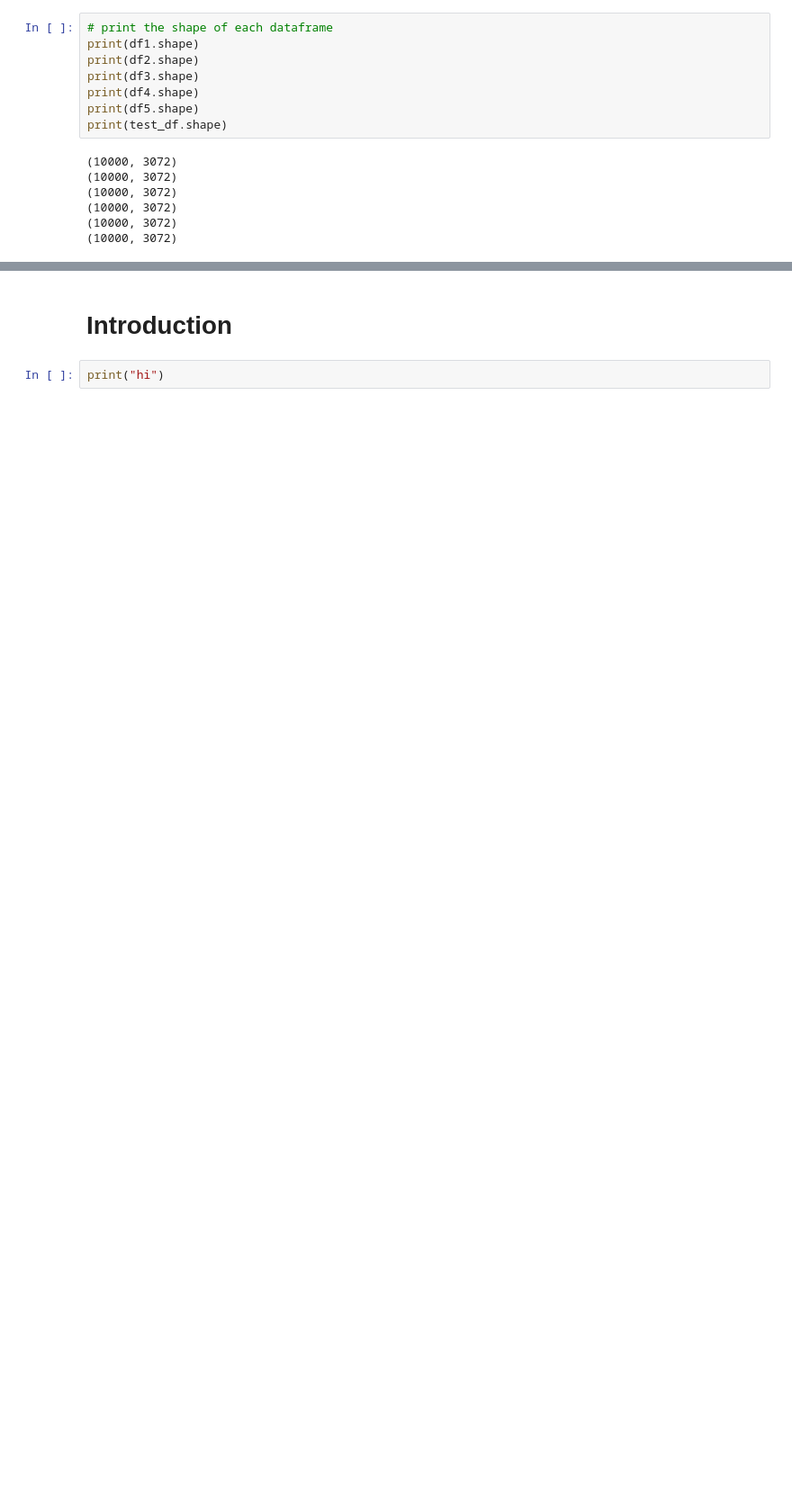
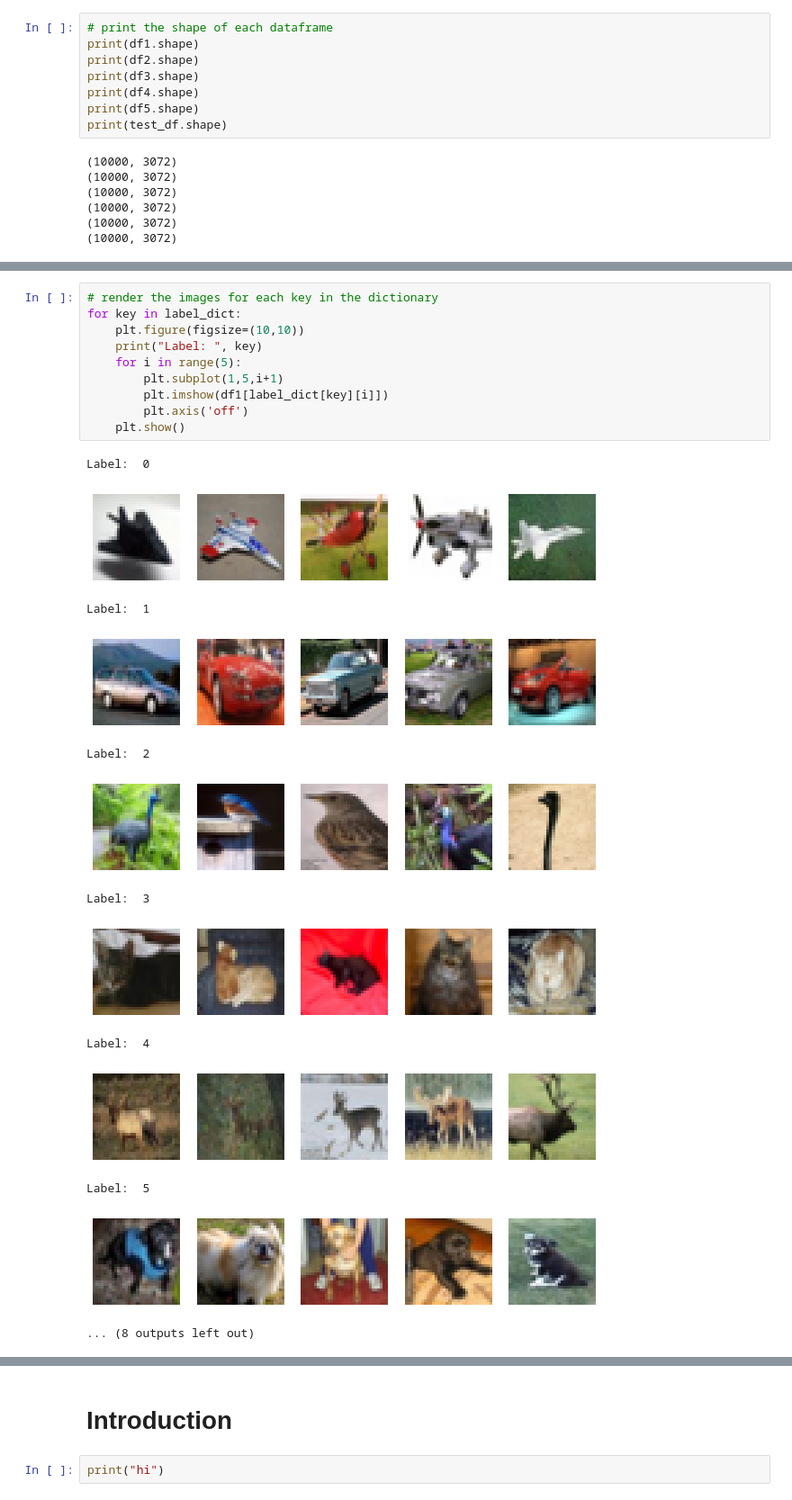
Before and after one commit to SilverCrocus/Phase-3-Data-Science, a Jupyter notebook: report.ipynb, the cells around one changed output, grey strips where cells are left out. Shown at 90% size. Cells and saved outputs as stored; diff of their text form; blank space fills up the shorter version.

```diff
--- a/report.ipynb
+++ b/report.ipynb
@@ -56,0 +86,24 @@ df1.head()
+# %%
+# render the images for each key in the dictionary
+for key in label_dict:
+    plt.figure(figsize=(10,10))
+    print("Label: ", key)
+    for i in range(5):
+        plt.subplot(1,5,i+1)
+        plt.imshow(df1[label_dict[key][i]])
+        plt.axis('off')
+    plt.show()
+# %% [output]
+Label:  0
+[figure, added]
+Label:  1
+[figure, added]
+Label:  2
+[figure, added]
+Label:  3
+[figure, added]
+Label:  4
+[figure, added]
+Label:  5
+[figure, added]
+... (8 outputs left out)
```
Also changed, not shown: parts of 18 cells of this notebook.
